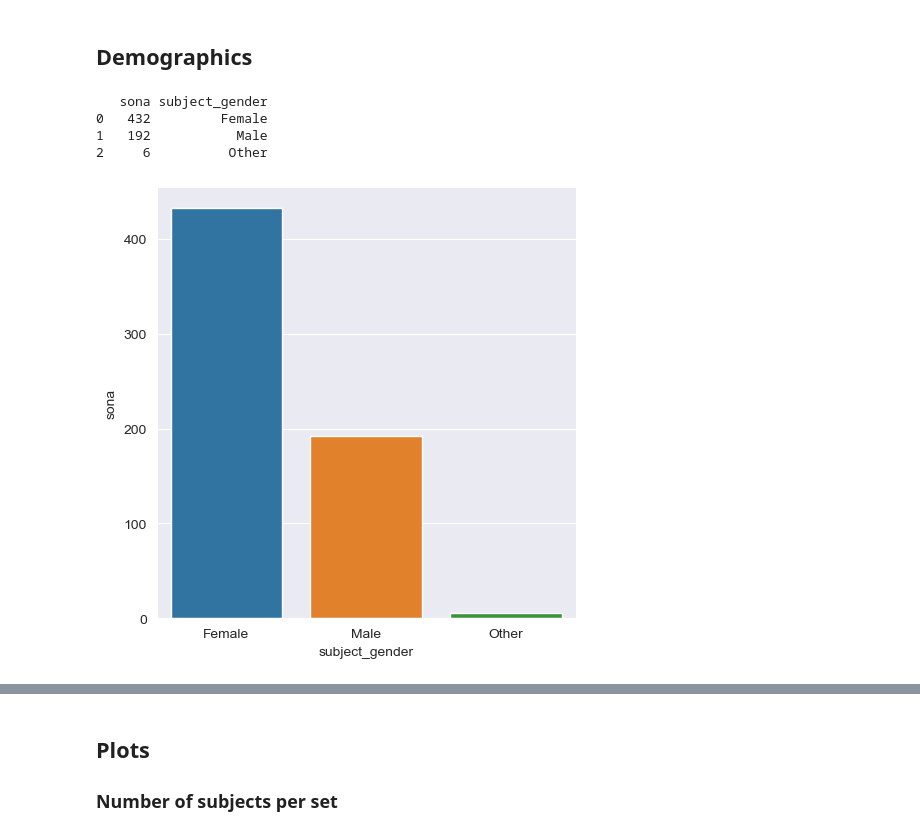
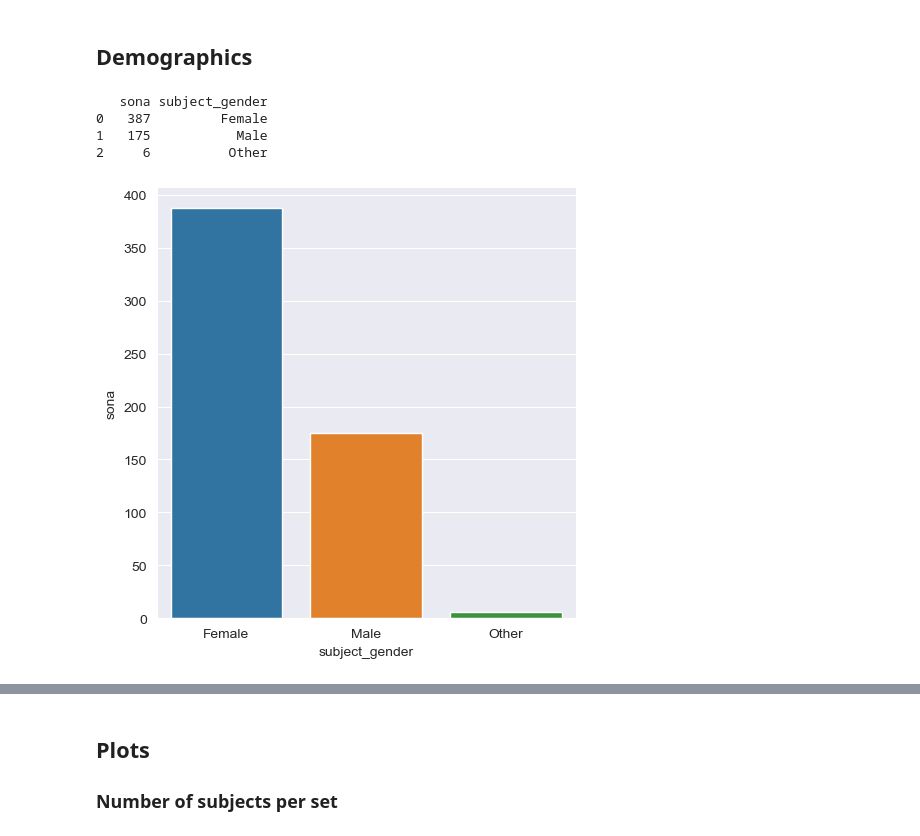
Before and after one commit to MichaelSel/set_membership_paper, a Jupyter notebook: 2b. Meta-Data Study II.ipynb, the cells around one changed output, grey strips where cells are left out. Saved outputs shown, nothing was run; the diff lists cells and outputs as text; code cells hidden in the pictures.

```diff
--- a/2b. Meta-Data Study II.ipynb
+++ b/2b. Meta-Data Study II.ipynb
@@ -15,22 +15,23 @@ studyII_GL = pd.read_pickle(StudyII_paths.processed_dir + StudyII_paths.post_exc
 # %%
 temp = studyII_GL
 
 # Only keep the most recent 'subject'
 temp = temp.drop_duplicates(subset=['subject'], keep='last')
+temp = temp.drop_duplicates(subset=['sona'], keep='last')
 
 # group total subjects by length
 temp = temp.groupby(['subject_gender']).count().reset_index()
 # plot
 sns.catplot(y="sona", x="subject_gender", kind="bar", data=temp)
 
 # Print number of subjects
 print(temp[['sona','subject_gender']])
 # %% [output]
    sona subject_gender
-0   432         Female
-1   192           Male
+0   387         Female
+1   175           Male
 2     6          Other
-[figure, old version]
+[figure, new version]
 # %%
 temp = studyII_GL
 # Only keep the most recent 'subject'
```
Also changed, not shown: parts of 1 cell of this notebook, 2 other files.
